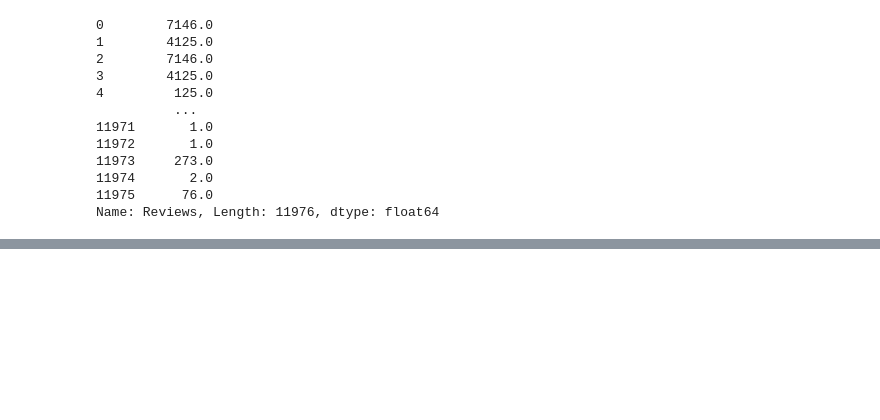
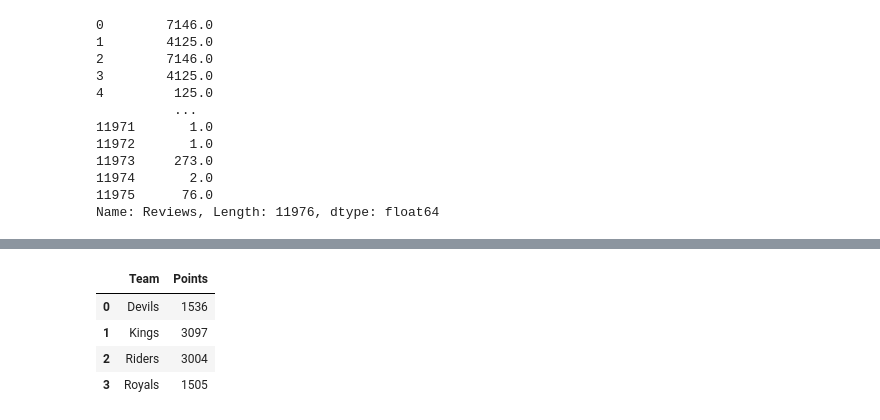
Before and after one commit to anshuKumar-codes/Data_Analytics_Journey, a Jupyter notebook: Pandas/day 2 pandas.ipynb, the cells around one changed output, grey strips where cells are left out. Saved outputs shown, nothing was run; the diff lists cells and outputs as text; code cells hidden in the pictures; blank space fills up the shorter version.

```diff
--- a/Pandas/day 2 pandas.ipynb
+++ b/Pandas/day 2 pandas.ipynb
@@ -729,0 +769,3 @@ Name: Reviews, Length: 11976, dtype: float64
+# %%
+g=pd.DataFrame(p)
+g
@@ -729,0 +779,9 @@ Name: Reviews, Length: 11976, dtype: float64
+# %%
+n=g.reset_index()
+n
+# %% [output]
+|  | Team | Points |
+| 0 | Devils | 1536 |
+| 1 | Kings | 3097 |
+| 2 | Riders | 3004 |
+| 3 | Royals | 1505 |
```
Also changed, not shown: parts of 9 cells of this notebook, 1 other file.
